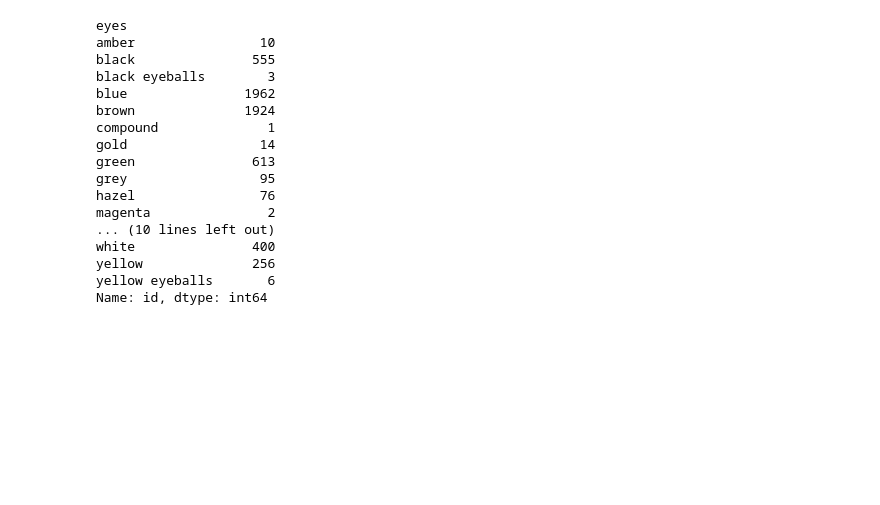
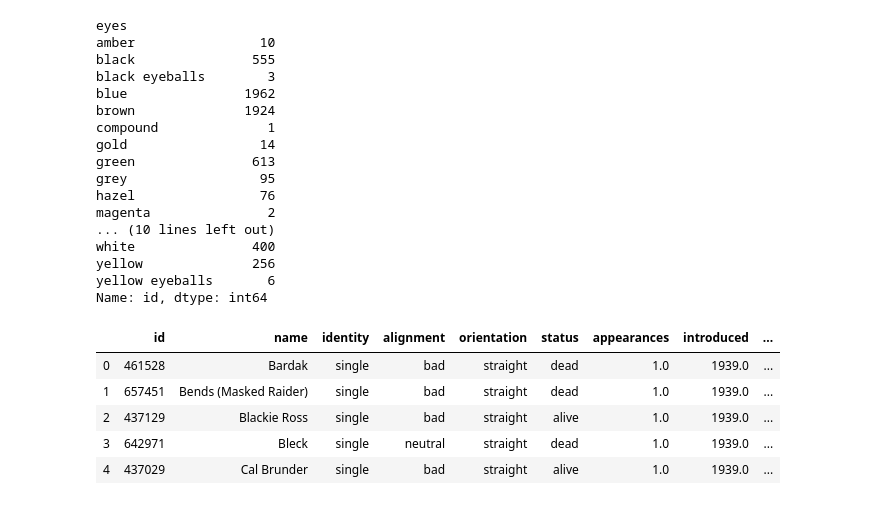
Before and after one commit to shhudspeth/marvel_comics, a Jupyter notebook: Notebooks/Blue Eyes ML.ipynb, the cells around one changed output. Saved outputs shown, nothing was run; the diff lists cells and outputs as text; code cells hidden in the pictures; blank space fills up the shorter version.

```diff
--- a/Notebooks/Blue Eyes ML.ipynb
+++ b/Notebooks/Blue Eyes ML.ipynb
@@ -51,3 +63,17 @@ yellow eyeballs       6
 Name: id, dtype: int64
 # %%
 # code for blue and not blue
+# %%
+df['blue_eyes']= df['eyes']
+# %%
+df['blue_eyes'] = df['blue_eyes'].where(df['blue_eyes'].notnull(), -1)
+# %%
+prediction_df = df[df['blue_eyes'] == -1].copy()
+prediction_df.head()
+# %% [output]
+|  | id | name | identity | alignment | orientation | status | appearances | introduced | ... |
+| 0 | 461528 | Bardak | single | bad | straight | dead | 1.0 | 1939.0 | ... |
+| 1 | 657451 | Bends (Masked Raider) | single | bad | straight | dead | 1.0 | 1939.0 | ... |
+| 2 | 437129 | Blackie Ross | single | bad | straight | alive | 1.0 | 1939.0 | ... |
+| 3 | 642971 | Bleck | single | neutral | straight | dead | 1.0 | 1939.0 | ... |
+| 4 | 437029 | Cal Brunder | single | bad | straight | alive | 1.0 | 1939.0 | ... |
```
Also changed, not shown: parts of 81 cells of this notebook, 10 other files.
